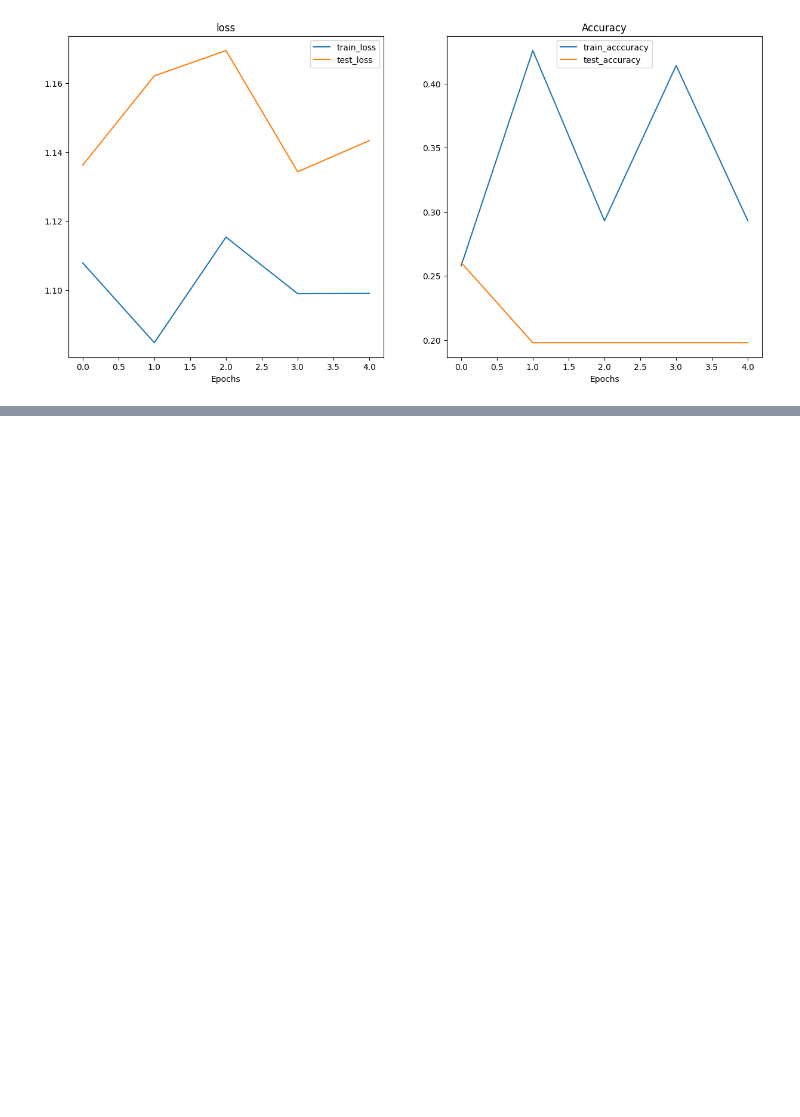
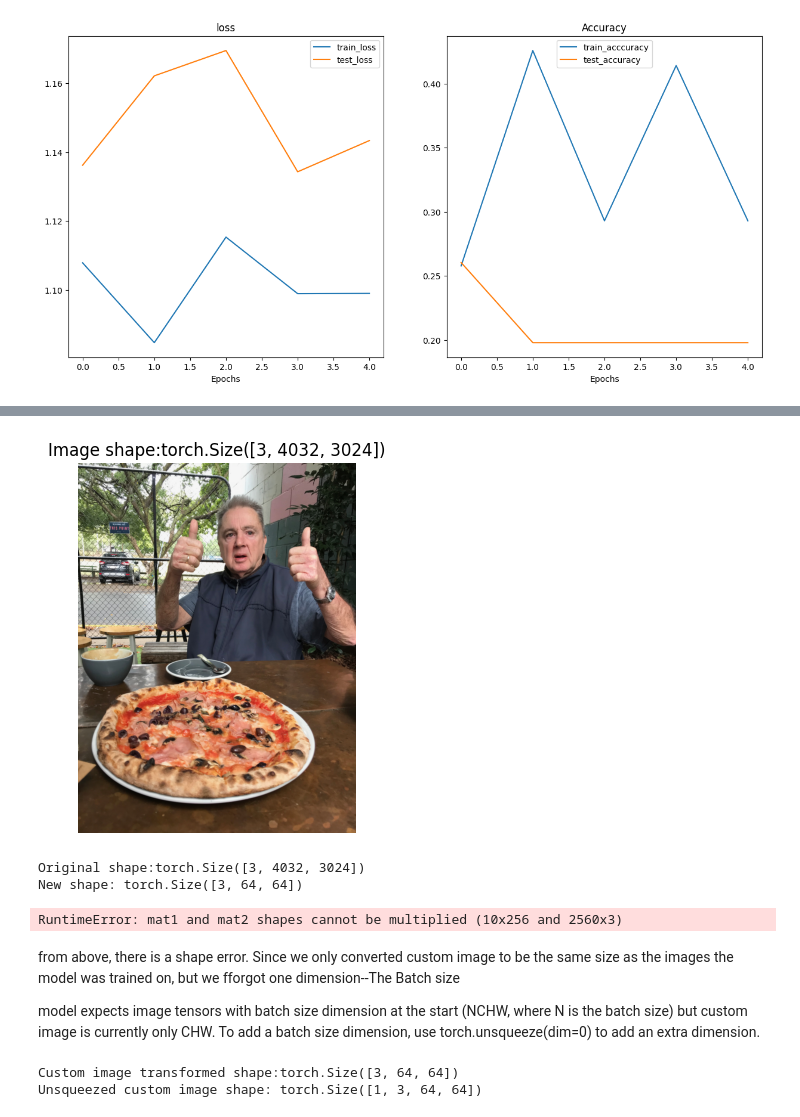
Before and after one commit to rono-victor/PyTorch, a Jupyter notebook: custom_dataset.ipynb, the cells around one changed output, grey strips where cells are left out. Saved outputs shown, nothing was run; the diff lists cells and outputs as text; code cells hidden in the pictures; blank space fills up the shorter version.

```diff
--- a/custom_dataset.ipynb
+++ b/custom_dataset.ipynb
@@ -846,0 +1136,11 @@ An undefitting model is when the training and test loss are not as low as you'd
+# %%
+#load image and convert the tensor values to float32
+custom_image = torchvision.io.read_image("./data/04-pizza-dad.jpeg/04-pizza-dad.jpeg")
+
+#dividethe image pixel values by 255 to get them between [0,1]
+custom_image=custom_image/255
+
+#print out image data
+print(f"Custom image tensor:\n{custom_image}\n")
+print(f"Custom image shape:{custom_image.shape}\n")
+print(f"Custom image datatype: {custom_image.dtype}")
@@ -846,0 +1165,51 @@ An undefitting model is when the training and test loss are not as low as you'd
+# %%
+#11.2 Predictoing on custom images with a trained PyTorch model
+#Now the data is in the same format as the model except for shape. Our model was trained on images with shape[3,64,64] whereas the custom image is currently [3,4032,3024]
+#we need to make sure the shapes match
+
+#plot the custom image
+import matplotlib.pyplot as plt
+plt.imshow(custom_image.permute(1,2,0)) #permute image dimensions from CHW to HWC
+plt.title(f"Image shape:{custom_image.shape}")
+plt.axis(False);
+# %% [output]
+[figure, added]
+# %%
+from torchvision import transforms
+#create transform pipeline to resize image to same size as the model was trained on
+custom_image_transform = transforms.Compose([transforms.Resize((64,64)),])
+#transform target image
+custom_image_transformed = custom_image_transform(custom_image)
+
+#print out original shape and new shape
+print(f"Original shape:{custom_image.shape}")
+print(f"New shape: {custom_image_transformed.shape}")
+# %% [output]
+Original shape:torch.Size([3, 4032, 3024])
+New shape: torch.Size([3, 64, 64])
+# %%
+#make predictions on the image
+model_1.eval()
+with torch.inference_mode():
+    custom_image_pred = model_1(custom_image_transformed)
+# %% [output]
+RuntimeError: mat1 and mat2 shapes cannot be multiplied (10x256 and 2560x3)
+# %% [markdown]
+from above, there is a shape error. Since we only converted custom image to be the same size as the images the model was trained on, but we fforgot one dimension--The Batch size
+
+model expects image tensors with batch size dimension at the start (NCHW, where N is the batch size) but custom image is currently only CHW. To add a batch size dimension, use torch.unsqueeze(dim=0) to add an extra dimension.
+# %%
+model_1.eval()
+with torch.inference_mode():
+    #add extra dimension to the image
+    custom_image_transformed_with_batch_size = custom_image_transformed.unsqueeze(dim=0)
+
+    #print out diff shapes
+    print(f"Custom image transformed shape:{custom_image_transformed.shape}")
+    print(f"Unsqueezed custom image shape: {custom_image_transformed_with_batch_size.shape}")
+
+    #make a prediction on image with an extra dimension
+    custom_image_pred = model_1(custom_image_transformed.unsqueeze(dim=0))
+# %% [output]
+Custom image transformed shape:torch.Size([3, 64, 64])
+Unsqueezed custom image shape: torch.Size([1, 3, 64, 64])
```
Also changed, not shown: parts of 44 cells of this notebook, 1 other file.
